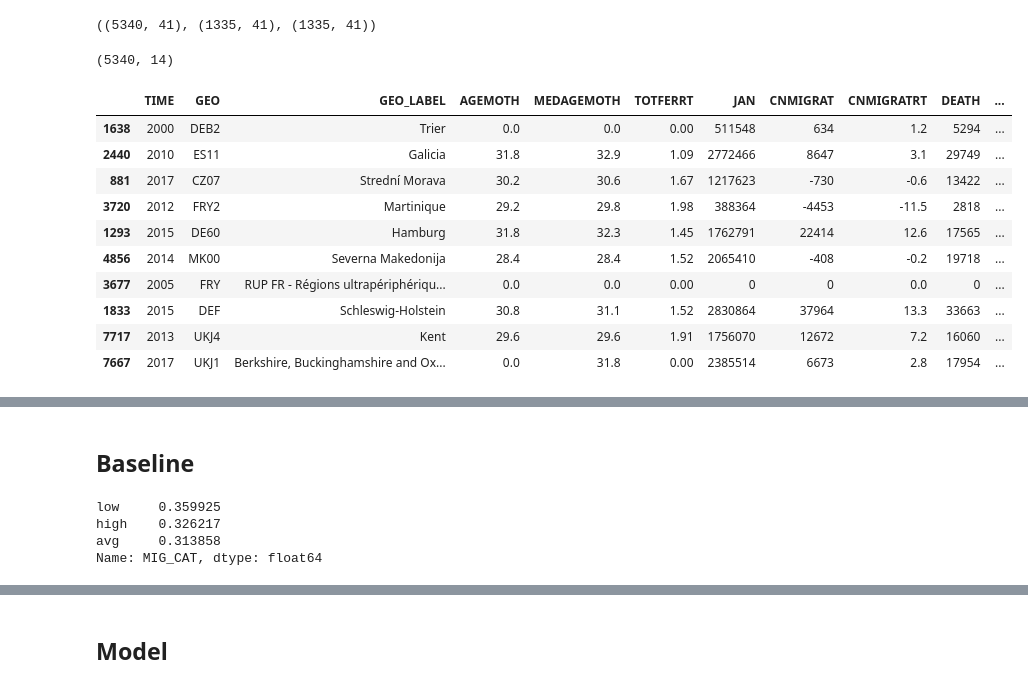
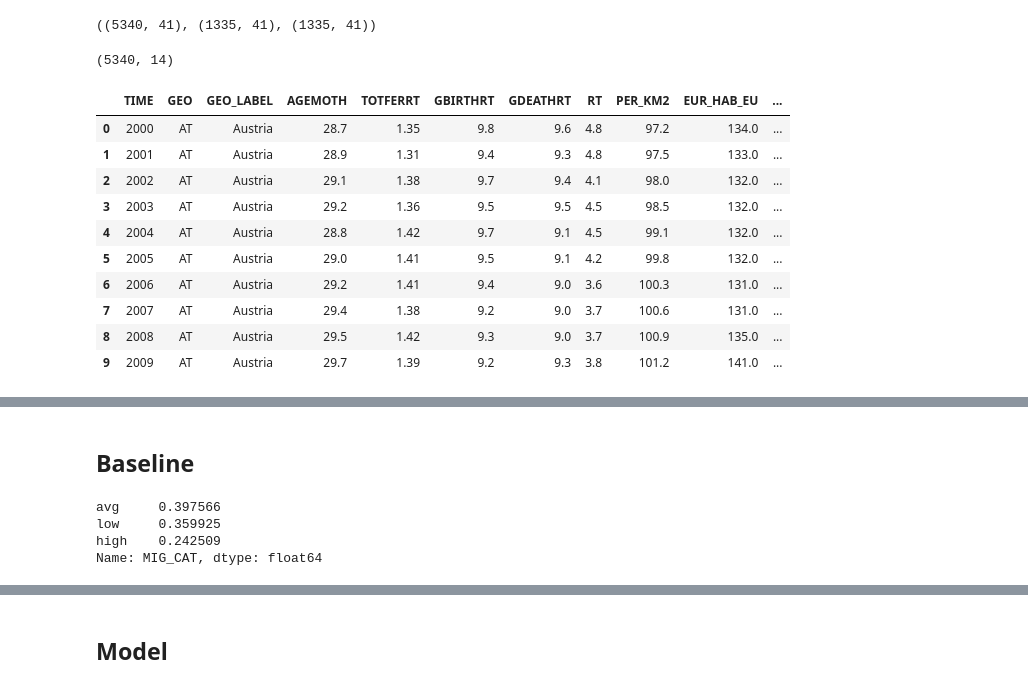
Before and after one commit to bloominstituteoftechnology/DS-Unit-2-Applied-Modeling, a Jupyter notebook: module3/LS_DS10_233_assignment.ipynb, the cells around one changed output, grey strips where cells are left out. Drawn from its saved outputs; the diff is of its cells as text; code cells hidden in the pictures.

```diff
--- a/module3/LS_DS10_233_assignment.ipynb
+++ b/module3/LS_DS10_233_assignment.ipynb
@@ -114,11 +114,8 @@ def wrangle(X):
 
     X = X.rename(columns={"ED0-2_30_34": "ED_LOW", "ED5-8_30_34": "ED_HIGH"})
 
-    # Not sure yet, whether to drop or impute NaNs
-    # X.dropna(inplace=True)
-
     # Make target feature categorical
-    X['MIG_CAT'] = pd.qcut(X['CNMIGRATRT'], 3, labels=["low", "avg", "high"])
+    X["MIG_CAT"] = pd.cut(X["CNMIGRATRT"], [-np.inf, 0, 5, np.inf], labels=["low", "avg", "high"]).astype(np.object)
     X = X.drop(['CNMIGRATRT'], axis=1)
 
     # return the wrangled dataframe
@@ -130,20 +127,20 @@ val = wrangle(val)
 test = wrangle(test)
 # %%
 print(train.shape)
-df.sample(10)
+train.head(10)
 # %% [output]
 (5340, 14)
-|  | TIME | GEO | GEO_LABEL | AGEMOTH | MEDAGEMOTH | TOTFERRT | JAN | CNMIGRAT | CNMIGRATRT | DEATH | ... |
-| 1638 | 2000 | DEB2 | Trier | 0.0 | 0.0 | 0.00 | 511548 | 634 | 1.2 | 5294 | ... |
-| 2440 | 2010 | ES11 | Galicia | 31.8 | 32.9 | 1.09 | 2772466 | 8647 | 3.1 | 29749 | ... |
-| 881 | 2017 | CZ07 | Strední Morava | 30.2 | 30.6 | 1.67 | 1217623 | -730 | -0.6 | 13422 | ... |
-| 3720 | 2012 | FRY2 | Martinique | 29.2 | 29.8 | 1.98 | 388364 | -4453 | -11.5 | 2818 | ... |
-| 1293 | 2015 | DE60 | Hamburg | 31.8 | 32.3 | 1.45 | 1762791 | 22414 | 12.6 | 17565 | ... |
-| 4856 | 2014 | MK00 | Severna Makedonija | 28.4 | 28.4 | 1.52 | 2065410 | -408 | -0.2 | 19718 | ... |
-| 3677 | 2005 | FRY | RUP FR - Régions ultrapériphériqu... | 0.0 | 0.0 | 0.00 | 0 | 0 | 0.0 | 0 | ... |
-| 1833 | 2015 | DEF | Schleswig-Holstein | 30.8 | 31.1 | 1.52 | 2830864 | 37964 | 13.3 | 33663 | ... |
-| 7717 | 2013 | UKJ4 | Kent | 29.6 | 29.6 | 1.91 | 1756070 | 12672 | 7.2 | 16060 | ... |
-| 7667 | 2017 | UKJ1 | Berkshire, Buckinghamshire and Ox... | 0.0 | 31.8 | 0.00 | 2385514 | 6673 | 2.8 | 17954 | ... |
+|  | TIME | GEO | GEO_LABEL | AGEMOTH | TOTFERRT | GBIRTHRT | GDEATHRT | RT | PER_KM2 | EUR_HAB_EU | ... |
+| 0 | 2000 | AT | Austria | 28.7 | 1.35 | 9.8 | 9.6 | 4.8 | 97.2 | 134.0 | ... |
+| 1 | 2001 | AT | Austria | 28.9 | 1.31 | 9.4 | 9.3 | 4.8 | 97.5 | 133.0 | ... |
+| 2 | 2002 | AT | Austria | 29.1 | 1.38 | 9.7 | 9.4 | 4.1 | 98.0 | 132.0 | ... |
+| 3 | 2003 | AT | Austria | 29.2 | 1.36 | 9.5 | 9.5 | 4.5 | 98.5 | 132.0 | ... |
+| 4 | 2004 | AT | Austria | 28.8 | 1.42 | 9.7 | 9.1 | 4.5 | 99.1 | 132.0 | ... |
+| 5 | 2005 | AT | Austria | 29.0 | 1.41 | 9.5 | 9.1 | 4.2 | 99.8 | 132.0 | ... |
+| 6 | 2006 | AT | Austria | 29.2 | 1.41 | 9.4 | 9.0 | 3.6 | 100.3 | 131.0 | ... |
+| 7 | 2007 | AT | Austria | 29.4 | 1.38 | 9.2 | 9.0 | 3.7 | 100.6 | 131.0 | ... |
+| 8 | 2008 | AT | Austria | 29.5 | 1.42 | 9.3 | 9.0 | 3.7 | 100.9 | 135.0 | ... |
+| 9 | 2009 | AT | Austria | 29.7 | 1.39 | 9.2 | 9.3 | 3.8 | 101.2 | 141.0 | ... |
 # %%
 train.describe()
 # %% [output]
@@ -181,7 +178,7 @@ profile_report.to_file(output_file="train.html")
 y = train['MIG_CAT']
 y.value_counts(normalize=True)
 # %% [output]
+avg     0.397566
 low     0.359925
-high    0.326217
-avg     0.313858
+high    0.242509
 Name: MIG_CAT, dtype: float64
```
Also changed, not shown: parts of 13 cells of this notebook.
